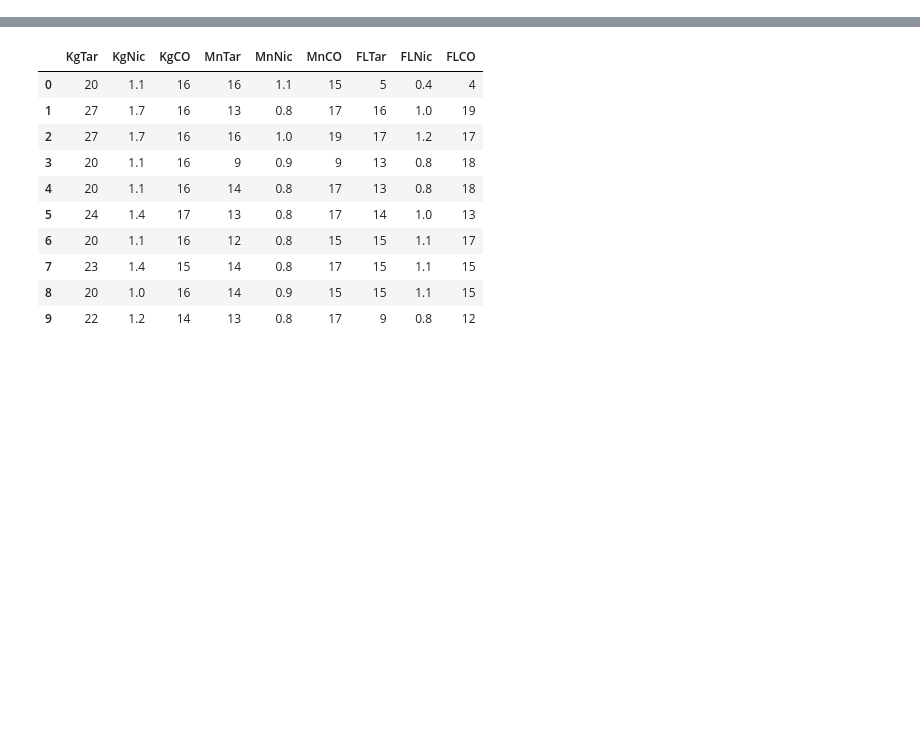
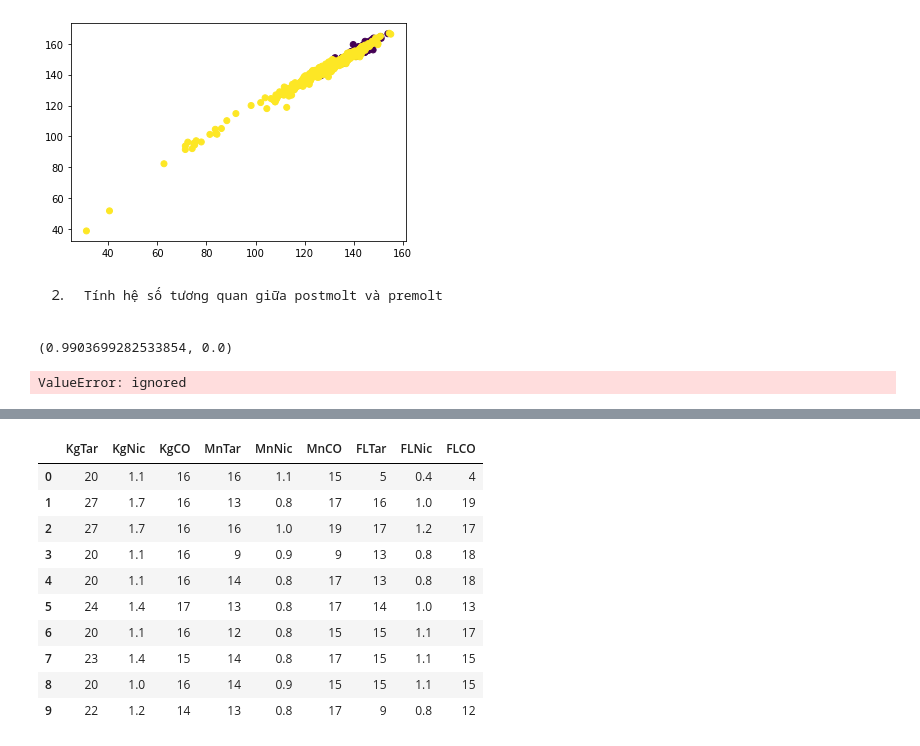
Before and after one commit to CodeNguthe/DataAnalystDeepLearning, a Jupyter notebook: Lab_homeworks/Lab6.ipynb, the cells around one changed output, grey strips where cells are left out. Cells and saved outputs as stored; diff of their text form; code cells hidden in the pictures; blank space fills up the shorter version.

```diff
--- a/Lab_homeworks/Lab6.ipynb
+++ b/Lab_homeworks/Lab6.ipynb
@@ -2,0 +16,3 @@
+# %%
+dl = pd.read_csv('https://raw.githubusercontent.com/huynhhoc/DataAnalystDeepLearning/main/Data/crabs.txt', sep='\s+')
+dl
@@ -2,0 +33,20 @@
+# %%
+x = dl['presz']
+y = dl['postsz']
+colors = dl['lf']
+
+plt.scatter(x, y, c = colors)
+plt.show()
+# %% [output]
+[figure, added]
+# %% [markdown]
+
+
+2.     Tính hệ số tương quan giữa postmolt và premolt
+# %%
+from scipy import stats
+a=dl['presz']
+b=dl['postsz']
+stats.pearsonr(a,b)
+# %% [output]
+(0.9903699282533854, 0.0)
@@ -2,0 +60,4 @@
+# %%
+model = LinearRegression().fit(x, y)
+# %% [output]
+ValueError: ignored
```
Also changed, not shown: parts of 10 cells of this notebook.
